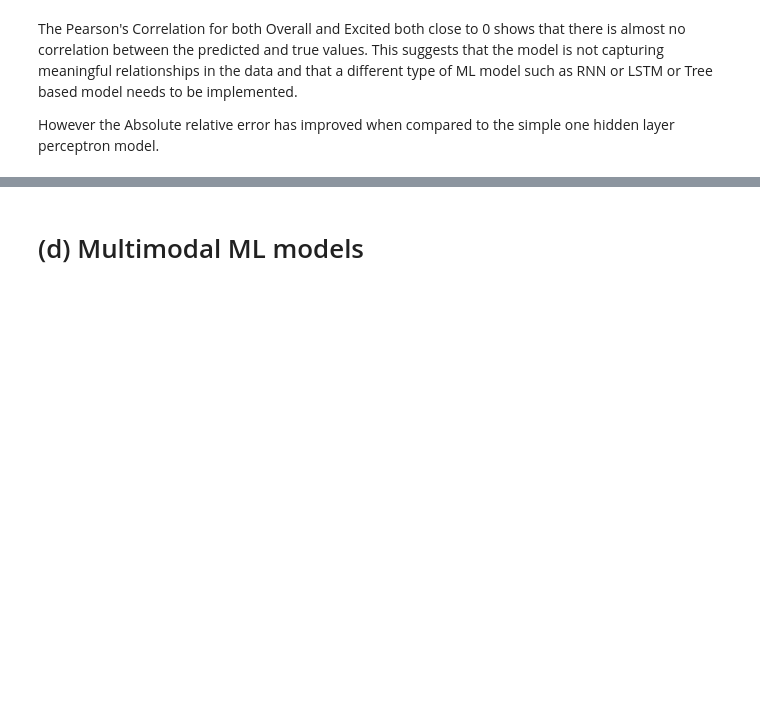
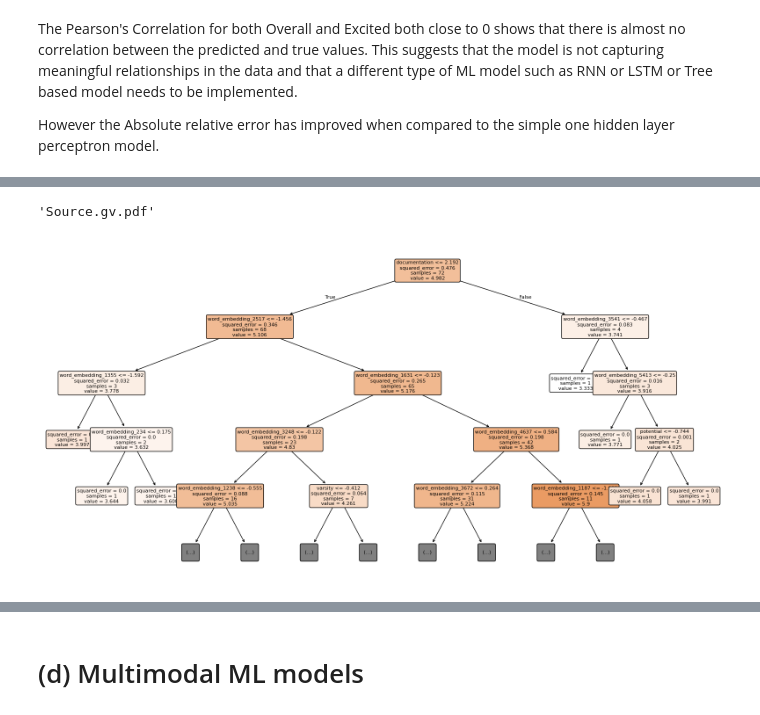
Before and after one commit to ccsterns86/CSCI5622_Team5_HW4, a Jupyter notebook: final_report.ipynb, the cells around one changed output, grey strips where cells are left out. Saved outputs shown, nothing was run; the diff lists cells and outputs as text; code cells hidden in the pictures; blank space fills up the shorter version.

```diff
--- a/final_report.ipynb
+++ b/final_report.ipynb
@@ -764,0 +956,40 @@ I dont think either of these models are acceptable for real world applications.
+# %%
+import matplotlib.pyplot as plt
+from sklearn.tree import export_graphviz
+import graphviz
+
+# Extract a single tree from the random forest
+estimator = rf_overall.estimators_[0]
+export_graphviz(estimator, out_file='tree.dot',
+                feature_names=feature_names[:estimator.n_features_in_],  # This is the change that ensures the correct number of features are passed. We truncate the 'feature_names' to match the number of features
+                filled=True, rounded=True,
+                special_characters=True)
+
+# Use graphviz to read the dot file and visualize the tree
+with open("tree.dot") as f:
+    dot_graph = f.read()
+
+graph = graphviz.Source(dot_graph)
+graph.render("tree")  # Saves the tree as a PDF file
+
+# Display the tree
+graph
+
+# Alternatively, you can visualize it directly in Jupyter Notebook using:
+graph = graphviz.Source(dot_graph)
+graph.view()
+# %% [output]
+'Source.gv.pdf'
+# %%
+import matplotlib.pyplot as plt
+from sklearn.tree import plot_tree
+
+# Extract a single tree from the random forest
+estimator = rf_overall.estimators_[0]
+
+# Plot the tree
+plt.figure(figsize=(20, 10))
+plot_tree(estimator, feature_names=feature_names, filled=True, rounded=True, max_depth=4, fontsize=8)
+plt.show()
+# %% [output]
+[figure, added]
```
Also changed, not shown: parts of 7 cells of this notebook.
